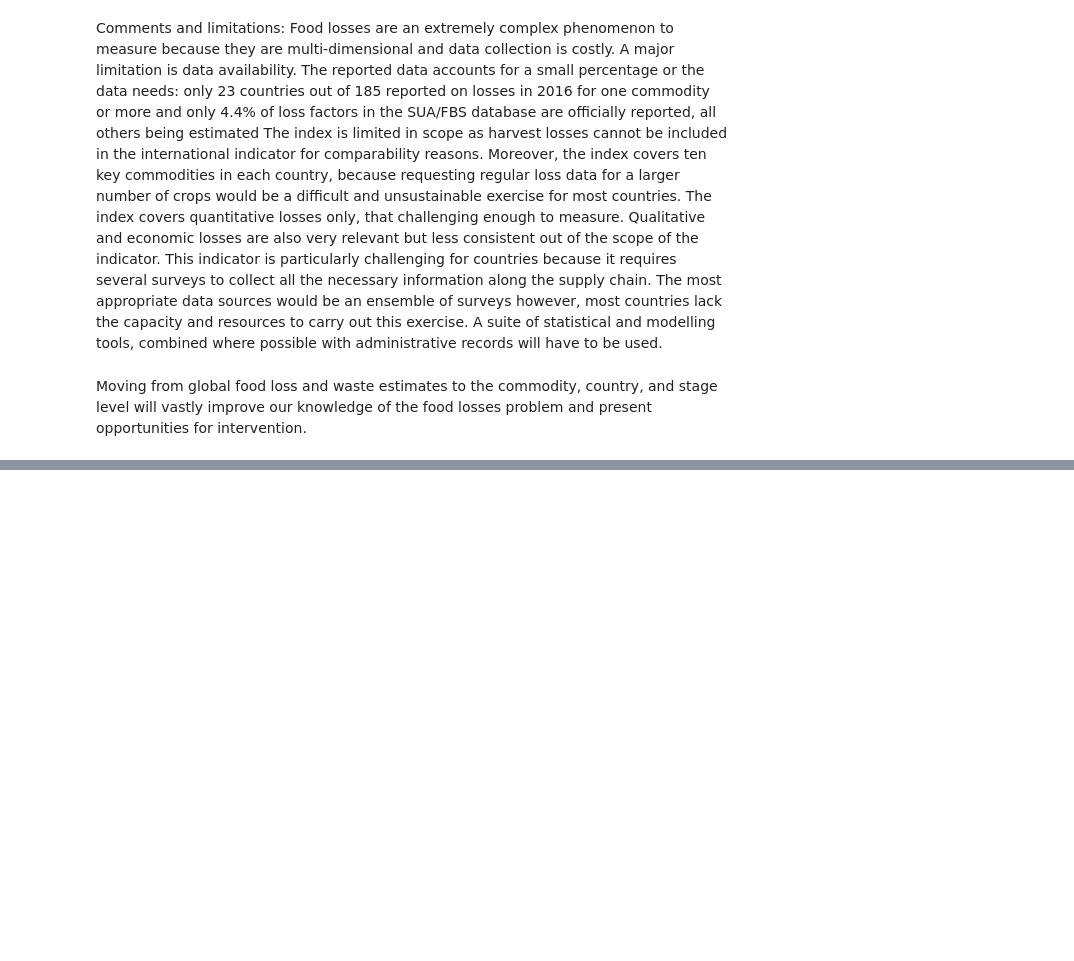
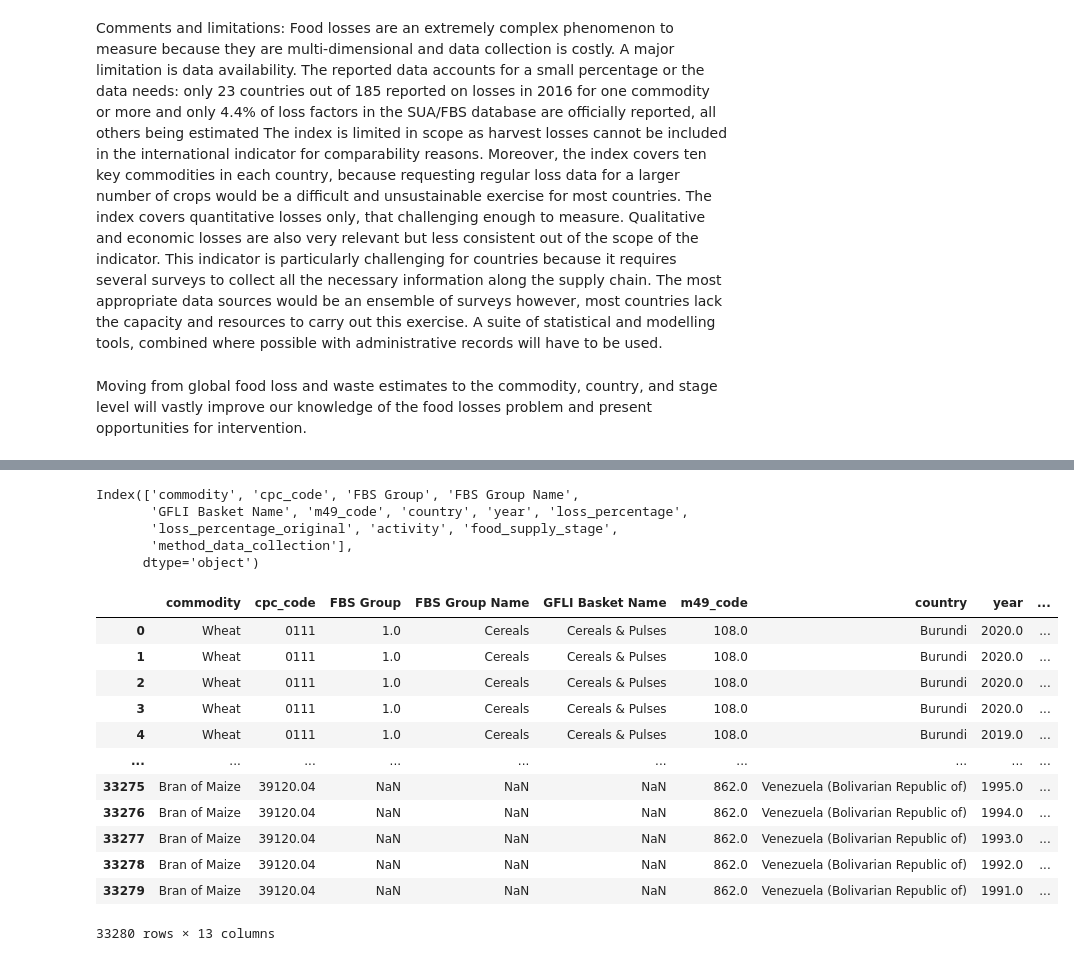
Before and after one commit to pariosur/food_waste, a Jupyter notebook: food_waste/Food Waste Analysis.ipynb, the cells around one changed output, grey strips where cells are left out. Drawn from its saved outputs; the diff is of its cells as text; code cells hidden in the pictures; blank space fills up the shorter version.

```diff
--- a/food_waste/Food Waste Analysis.ipynb
+++ b/food_waste/Food Waste Analysis.ipynb
@@ -597,0 +648,2 @@ df_final.info()
+# %%
+df_final['cpc_code'] = df_final['cpc_code'].str.zfill(4)
@@ -597,0 +809,24 @@ df_final.info()
+# %%
+df_outer.columns
+# %% [output]
+Index(['commodity', 'cpc_code', 'FBS Group', 'FBS Group Name',
+       'GFLI Basket Name', 'm49_code', 'country', 'year', 'loss_percentage',
+       'loss_percentage_original', 'activity', 'food_supply_stage',
+       'method_data_collection'],
+      dtype='object')
+# %%
+df_outer
+# %% [output]
+|  | commodity | cpc_code | FBS Group | FBS Group Name | GFLI Basket Name | m49_code | country | year | ... |
+| 0 | Wheat | 0111 | 1.0 | Cereals | Cereals & Pulses | 108.0 | Burundi | 2020.0 | ... |
+| 1 | Wheat | 0111 | 1.0 | Cereals | Cereals & Pulses | 108.0 | Burundi | 2020.0 | ... |
+| 2 | Wheat | 0111 | 1.0 | Cereals | Cereals & Pulses | 108.0 | Burundi | 2020.0 | ... |
+| 3 | Wheat | 0111 | 1.0 | Cereals | Cereals & Pulses | 108.0 | Burundi | 2020.0 | ... |
+| 4 | Wheat | 0111 | 1.0 | Cereals | Cereals & Pulses | 108.0 | Burundi | 2019.0 | ... |
+| ... | ... | ... | ... | ... | ... | ... | ... | ... | ... |
+| 33275 | Bran of Maize | 39120.04 | NaN | NaN | NaN | 862.0 | Venezuela (Bolivarian Republic of) | 1995.0 | ... |
+| 33276 | Bran of Maize | 39120.04 | NaN | NaN | NaN | 862.0 | Venezuela (Bolivarian Republic of) | 1994.0 | ... |
+| 33277 | Bran of Maize | 39120.04 | NaN | NaN | NaN | 862.0 | Venezuela (Bolivarian Republic of) | 1993.0 | ... |
+| 33278 | Bran of Maize | 39120.04 | NaN | NaN | NaN | 862.0 | Venezuela (Bolivarian Republic of) | 1992.0 | ... |
+| 33279 | Bran of Maize | 39120.04 | NaN | NaN | NaN | 862.0 | Venezuela (Bolivarian Republic of) | 1991.0 | ... |
+33280 rows × 13 columns
```
Also changed, not shown: parts of 114 cells of this notebook, 2 other files.
